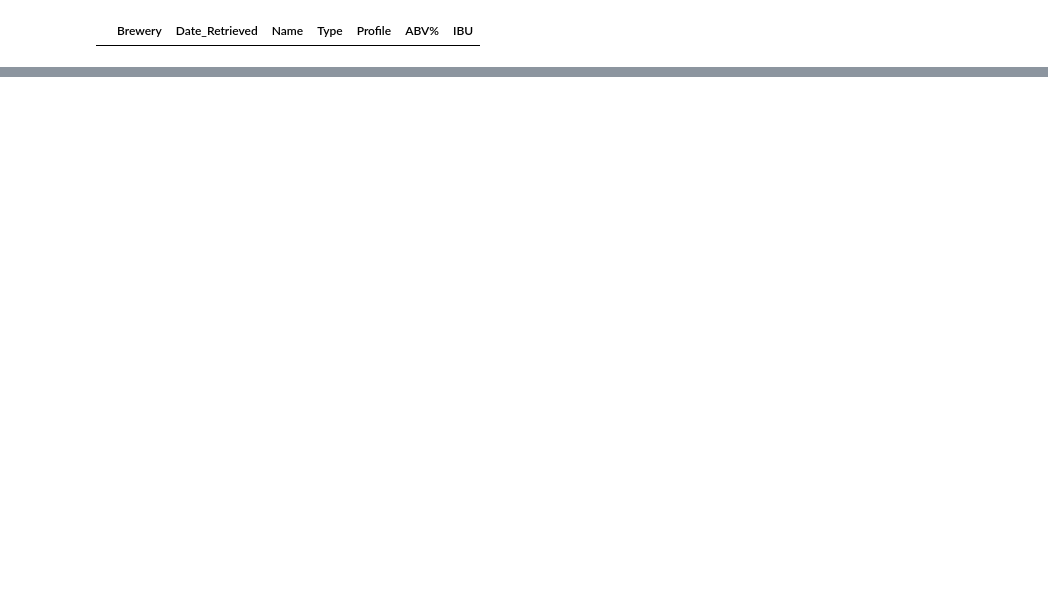
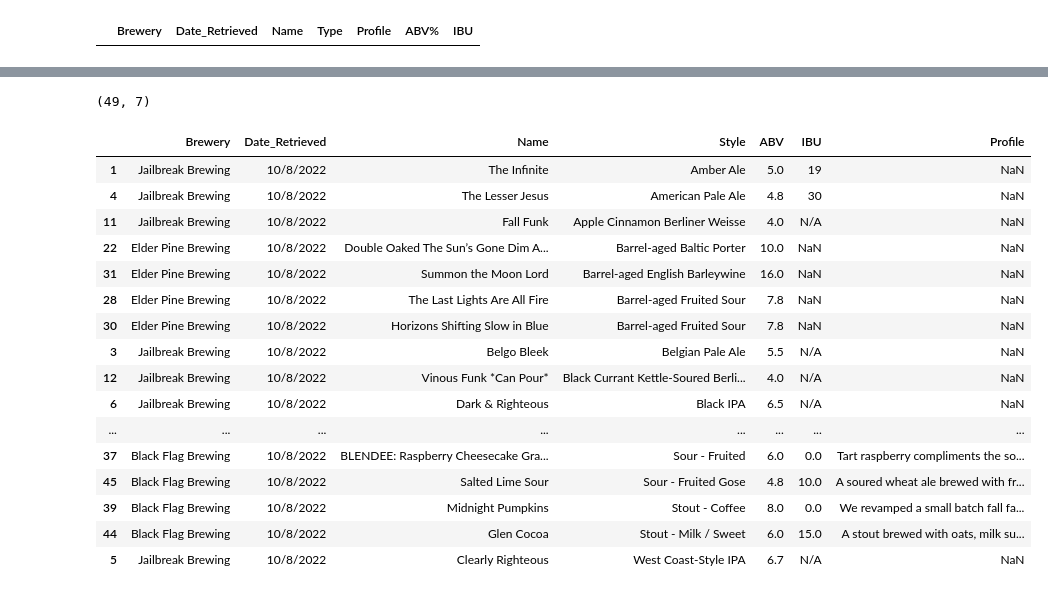
Before and after one commit to pizacd/MD_brewery_scraper, a Jupyter notebook: Brewery_scraper.ipynb, the cells around one changed output, grey strips where cells are left out. Cells and saved outputs as stored; diff of their text form; code cells hidden in the pictures; blank space fills up the shorter version.

Commit message:
Added third brewery to scraper and markdowns.

```diff
--- a/Brewery_scraper.ipynb
+++ b/Brewery_scraper.ipynb
@@ -106,0 +140,4 @@ driver.quit()
+# %%
+elderpine = elderpine.loc[~elderpine.Name.str.startswith('Coming Soon')]
+# %%
+elderpine.ABV = elderpine.ABV.str.replace(' ABV','')
@@ -106,0 +153,29 @@ driver.quit()
+# %%
+df = pd.concat([jailbreak,elderpine,blackflag],axis = 0,ignore_index = True)
+# %%
+df['ABV'] = df.ABV.str.replace('%','')
+df['ABV'] = df.ABV.astype(float)
+# %%
+df.shape
+# %% [output]
+(49, 7)
+# %%
+df.sort_values(by = ['Style','ABV'])
+# %% [output]
+|  | Brewery | Date_Retrieved | Name | Style | ABV | IBU | Profile |
+| 1 | Jailbreak Brewing | 10/8/2022 | The Infinite | Amber Ale | 5.0 | 19 | NaN |
+| 4 | Jailbreak Brewing | 10/8/2022 | The Lesser Jesus | American Pale Ale | 4.8 | 30 | NaN |
+| 11 | Jailbreak Brewing | 10/8/2022 | Fall Funk | Apple Cinnamon Berliner Weisse | 4.0 | N/A | NaN |
+| 22 | Elder Pine Brewing | 10/8/2022 | Double Oaked The Sun’s Gone Dim A... | Barrel-aged Baltic Porter | 10.0 | NaN | NaN |
+| 31 | Elder Pine Brewing | 10/8/2022 | Summon the Moon Lord | Barrel-aged English Barleywine | 16.0 | NaN | NaN |
+| 28 | Elder Pine Brewing | 10/8/2022 | The Last Lights Are All Fire | Barrel-aged Fruited Sour | 7.8 | NaN | NaN |
+| 30 | Elder Pine Brewing | 10/8/2022 | Horizons Shifting Slow in Blue | Barrel-aged Fruited Sour | 7.8 | NaN | NaN |
+| 3 | Jailbreak Brewing | 10/8/2022 | Belgo Bleek | Belgian Pale Ale | 5.5 | N/A | NaN |
+| 12 | Jailbreak Brewing | 10/8/2022 | Vinous Funk *Can Pour* | Black Currant Kettle-Soured Berli... | 4.0 | N/A | NaN |
+| 6 | Jailbreak Brewing | 10/8/2022 | Dark & Righteous | Black IPA | 6.5 | N/A | NaN |
+| ... | ... | ... | ... | ... | ... | ... | ... |
+| 37 | Black Flag Brewing | 10/8/2022 | BLENDEE: Raspberry Cheesecake Gra... | Sour - Fruited | 6.0 | 0.0 | Tart raspberry compliments the so... |
+| 45 | Black Flag Brewing | 10/8/2022 | Salted Lime Sour | Sour - Fruited Gose | 4.8 | 10.0 | A soured wheat ale brewed with fr... |
+| 39 | Black Flag Brewing | 10/8/2022 | Midnight Pumpkins | Stout - Coffee | 8.0 | 0.0 | We revamped a small batch fall fa... |
+| 44 | Black Flag Brewing | 10/8/2022 | Glen Cocoa | Stout - Milk / Sweet | 6.0 | 15.0 | A stout brewed with oats, milk su... |
+| 5 | Jailbreak Brewing | 10/8/2022 | Clearly Righteous | West Coast-Style IPA | 6.7 | N/A | NaN |
```
Also changed, not shown: parts of 22 cells of this notebook.
